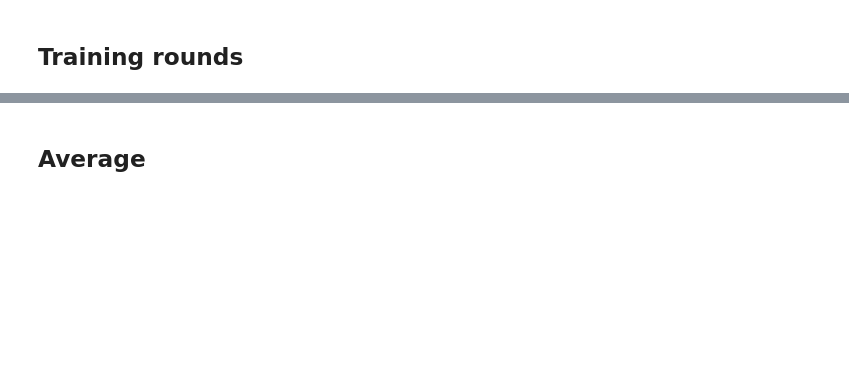
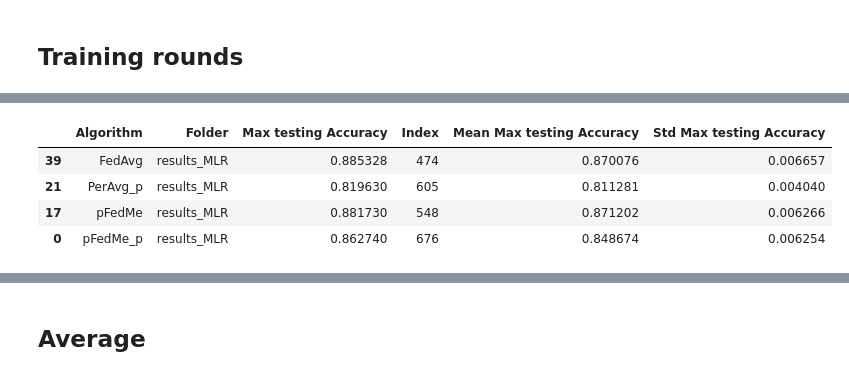
Before and after one commit to Blackangoo/DDLS_Project, a Jupyter notebook: print_results.ipynb, the cells around one changed output, grey strips where cells are left out. Saved outputs shown, nothing was run; the diff lists cells and outputs as text; code cells hidden in the pictures; blank space fills up the shorter version.

```diff
--- a/print_results.ipynb
+++ b/print_results.ipynb
@@ -79,0 +118,8 @@ max_df(num_users=num_users, folders=folders)
+# %%
+max_df(num_users=num_users, folders=folders)
+# %% [output]
+|  | Algorithm | Folder | Max testing Accuracy | Index | Mean Max testing Accuracy | Std Max testing Accuracy |
+| 39 | FedAvg | results_MLR | 0.885328 | 474 | 0.870076 | 0.006657 |
+| 21 | PerAvg_p | results_MLR | 0.819630 | 605 | 0.811281 | 0.004040 |
+| 17 | pFedMe | results_MLR | 0.881730 | 548 | 0.871202 | 0.006266 |
+| 0 | pFedMe_p | results_MLR | 0.862740 | 676 | 0.848674 | 0.006254 |
```
Also changed, not shown: parts of 18 cells of this notebook, 1 other file.
